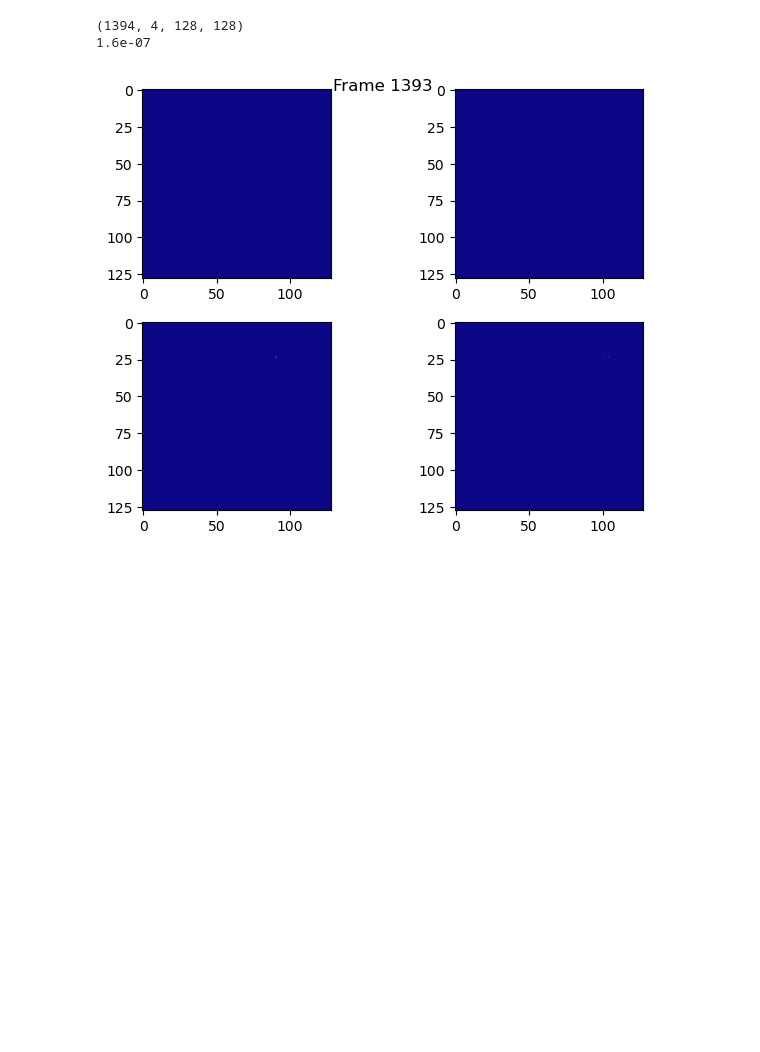
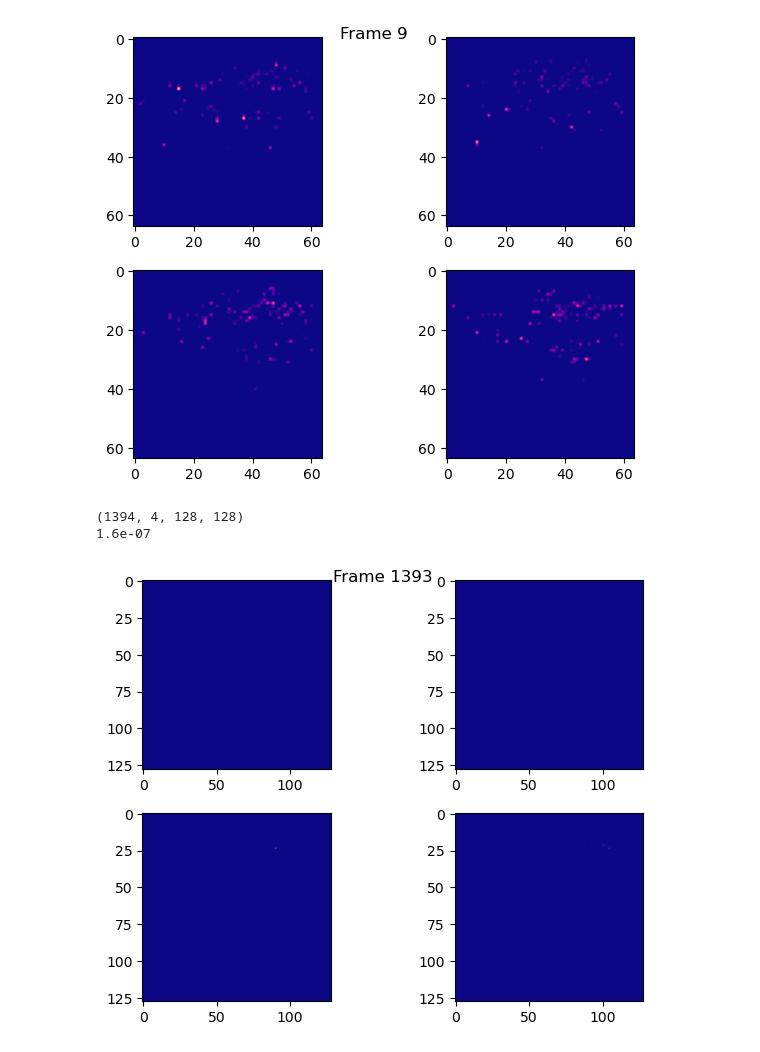
Before and after one commit to zackAemmer/generalizable_travel_times, a Jupyter notebook: src/explore_inputs.ipynb, the cells around one changed output. Drawn from its saved outputs; the diff is of its cells as text; code cells hidden in the pictures; blank space fills up the shorter version.

```diff
--- a/src/explore_inputs.ipynb
+++ b/src/explore_inputs.ipynb
@@ -20,6 +20,11 @@ RUN_FOLDER = "../results/debug/"
 # %%
 kcm_inputs = data_utils.load_all_inputs(RUN_FOLDER, "kcm/")
 atb_inputs = data_utils.load_all_inputs(RUN_FOLDER, "atb/")
+# %%
+grid,_,_,_ = shape_utils.get_grid_features(kcm_inputs['train_traces'])
+shape_utils.save_grid_anim(grid[:10,:,:,:], "grid_speeds_kcm.mp4", 0, 35)
+# %% [output]
+[figure, added]
 # %%
 kcm_grid = kcm_inputs['train_grid']
 print(kcm_grid.shape) # (tsteps, channels, latsteps, lonsteps)
```
Also changed, not shown: parts of 2 cells of this notebook, 1 other file.
